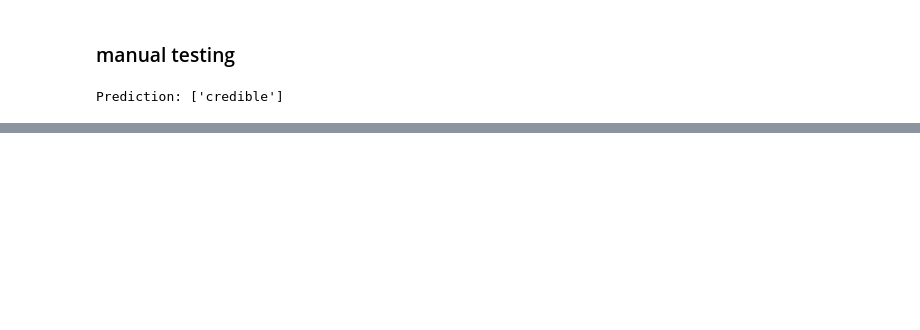
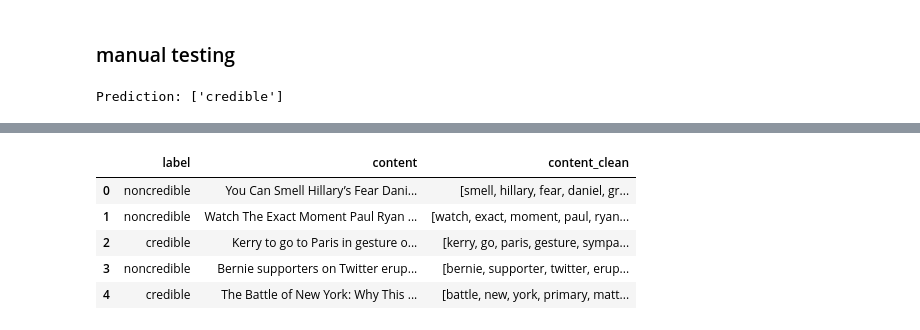
Before and after one commit to Akyas-S/News-Classification-NLP-model, a Jupyter notebook: NLP notebook.ipynb, the cells around one changed output, grey strips where cells are left out. Drawn from its saved outputs; the diff is of its cells as text; code cells hidden in the pictures; blank space fills up the shorter version.

```diff
--- a/NLP notebook.ipynb
+++ b/NLP notebook.ipynb
@@ -721,0 +724,19 @@ Prediction: ['credible']
+# %%
+# Import the dataset
+news_df = pd.read_csv('news.csv')
+
+# Remove the index column if it exists (commonly named 'Unnamed: 0' or similar)
+if 'Unnamed: 0' in news_df.columns:
+    news_df = news_df.drop(columns=['Unnamed: 0'])
+
+# Combine 'title' and 'text' into a new 'content' column
+news_df['content'] = news_df['title'].astype(str) + ' ' + news_df['text'].astype(str)
+
+# Rename labels
+news_df['label'] = news_df['label'].replace({'FAKE': 'noncredible', 'REAL': 'credible'})
+
+# Drop the original 'title' and 'text' columns
+news_df = news_df.drop(columns=['title', 'text'])
+
+# Display the first few rows
+news_df.head()
@@ -721,0 +750,70 @@ Prediction: ['credible']
+# %%
+
+# Convert all text to lowercase
+news_df['content_clean'] = news_df['content'].str.lower()
+
+# Expand contractions (e.g., "can't" -> "cannot")
+news_df['content_clean'] = news_df['content_clean'].apply(contractions.fix)
+
+# Remove email addresses
+news_df['content_clean'] = news_df['content_clean'].apply(
+    lambda text: re.sub(r'[a-zA-Z0-9_.+-]+@[a-zA-Z0-9-]+\.[a-zA-Z0-9-.]+', '', text)
+)
+
+# Remove Twitter usernames (e.g., @username)
+news_df['content_clean'] = news_df['content_clean'].apply(
+    lambda text: re.sub(r'@[A-Za-z0-9_]{1,15}\b', '', text)
+)
+
+# Remove domain-like patterns (e.g., abc.xyz.com, abc.xyz.org, etc.)
+news_df['content_clean'] = news_df['content_clean'].apply(
+    lambda text: re.sub(r'\b\w+\.\w+\.(com|org|net|gov|edu|info|io|co|us|uk|in|au|ca|de|fr|ru|jp|cn|br|za)\b', '', text)
+)
+
+# Remove HTML tags
+news_df['content_clean'] = news_df['content_clean'].apply(
+    lambda text: re.sub(r'<.*?>', '', text)
+)
+
+# Remove URLs (http, https, www)
+news_df['content_clean'] = news_df['content_clean'].apply(
+    lambda text: re.sub(r'http\S+|www\.\S+', '', text)
+)
+
+# Remove special characters (anything not a word or whitespace)
+news_df['content_clean'] = news_df['content_clean'].apply(
+    lambda text: re.sub(r'[^\w\s]', '', text)
+)
+
+# Remove digits
+news_df['content_clean'] = news_df['content_clean'].apply(
+    lambda text: re.sub(r'\d', '', text)
+)
+
+# Remove extra (consecutive) whitespaces and strip leading/trailing spaces
+news_df['content_clean'] = news_df['content_clean'].apply(
+    lambda text: re.sub(r'\s+', ' ', text).strip()
+)
+
+# Tokenize the cleaned text
+news_df['content_clean'] = news_df['content_clean'].apply(word_tokenize)
+
+# Remove stopwords from the tokenized list
+news_df['content_clean'] = news_df['content_clean'].apply(
+    lambda tokens: [word for word in tokens if word not in stop_words]
+)
+
+# Lemmatize each token
+news_df['content_clean'] = news_df['content_clean'].apply(
+    lambda tokens: [lemmatizer.lemmatize(token) for token in tokens]
+)
+
+# Show the first few rows of the processed DataFrame
+news_df['content_clean', 'label'].head()
+# %% [output]
+|  | label | content | content_clean |
+| 0 | noncredible | You Can Smell Hillary’s Fear Dani... | [smell, hillary, fear, daniel, gr... |
+| 1 | noncredible | Watch The Exact Moment Paul Ryan ... | [watch, exact, moment, paul, ryan... |
+| 2 | credible | Kerry to go to Paris in gesture o... | [kerry, go, paris, gesture, sympa... |
+| 3 | noncredible | Bernie supporters on Twitter erup... | [bernie, supporter, twitter, erup... |
+| 4 | credible | The Battle of New York: Why This ... | [battle, new, york, primary, matt... |
```
Also changed, not shown: parts of 22 cells of this notebook, 1 other file.
